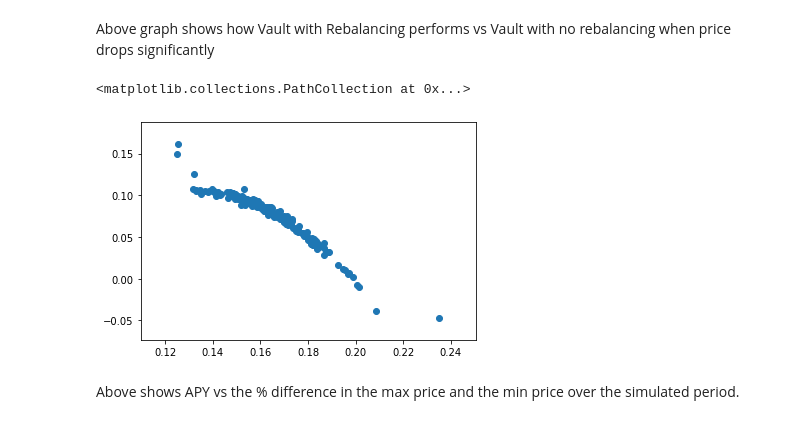
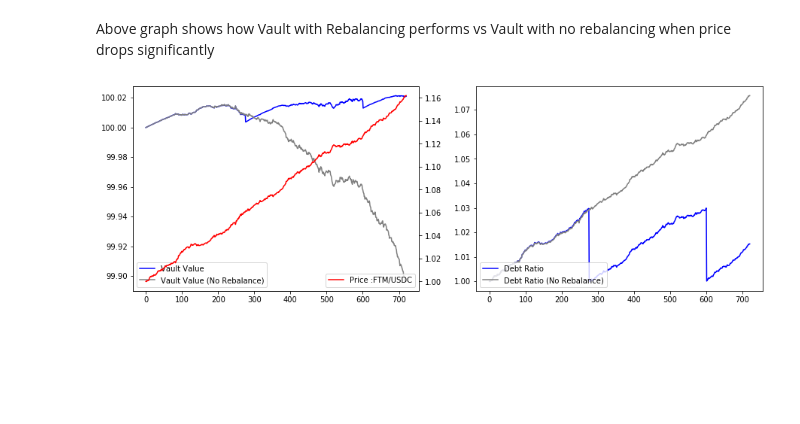
Before and after one commit to RoboVault/robo-sim, a Jupyter notebook: simulate.ipynb, the cells around one changed output. Saved outputs shown, nothing was run; the diff lists cells and outputs as text; code cells hidden in the pictures; blank space fills up the shorter version.

```diff
--- a/simulate.ipynb
+++ b/simulate.ipynb
@@ -92,3 +108,44 @@ plt.show()
 # %% [markdown]
 Above graph shows how Vault with Rebalancing performs vs Vault with no rebalancing when price drops significantly
+# %%
+# Simulate Price of Secondary PUMPING !!!
+
+pBuy = .4 #high pBuy = more users buying vault Token and selling secondary token
+lambdaTrades = 10 # input for poisson distribution to determine number of trades that occur in given time step
+expScale = 100 # input for exponential distribution to determine size of trade
+
+allTrades = genSimulatedTrades()
+
+vol1, vol2, lp, vaultInitial = setInitialValues()
+vaultLog, priceLog, debtRatioLog, collatRatioLog = simulate(allTrades, vaultInitial, lp, vaultToken,
+                                                            secondaryToken, vol1, vol2, adjRates)
+vol1, vol2, lp, vaultInitial = setInitialValues()
+vaultLog1, priceLog1, debtRatioLog1, collatRatioLog1 = simulate(allTrades, vaultInitial, lp, vaultToken,
+                                                            secondaryToken, vol1, vol2, adjRates, rebalance = False)
+# %%
+#plt.subplot()
+fig = plt.figure()
+fig.set_size_inches(15,5)
+
+#fig.subplots_adjust(hspace=1, wspace=1)
+
+ax = fig.add_subplot(1, 2, 1)
+ax.plot(vaultLog, color = 'blue', label = 'Vault Value' )
+ax.plot(vaultLog1, color = 'grey', label = 'Vault Value (No Rebalance)' )
+
+ax.legend(loc = 'lower left')
+ax2 = ax.twinx()
+ax2.plot(priceLog, color = 'red', label = 'Price :' + secondaryToken + "/" + vaultToken)
+#ax2.plot(debtRatioLog, color = 'orange', label = 'Debt Ratio')
+ax2.legend(loc = 'lower right')
+
+ax = fig.add_subplot(1, 2, 2)
+
+ax.plot(debtRatioLog, color = 'blue', label = 'Debt Ratio' )
+ax.plot(debtRatioLog1, color = 'grey', label = 'Debt Ratio (No Rebalance)' )
+ax.legend(loc = 'lower left')
+
+plt.show()
+# %% [output]
+[figure, added]
 # %%
@@ -121,7 +178,0 @@ for j in range(nSims) :
-# %%
-plt.scatter(priceRangeLog, apyLog)
-# %% [output]
-<matplotlib.collections.PathCollection at 0x...>
-[figure, removed]
-# %% [markdown]
-Above shows APY vs the % difference in the max price and the min price over the simulated period.
```
Also changed, not shown: parts of 15 cells of this notebook.
